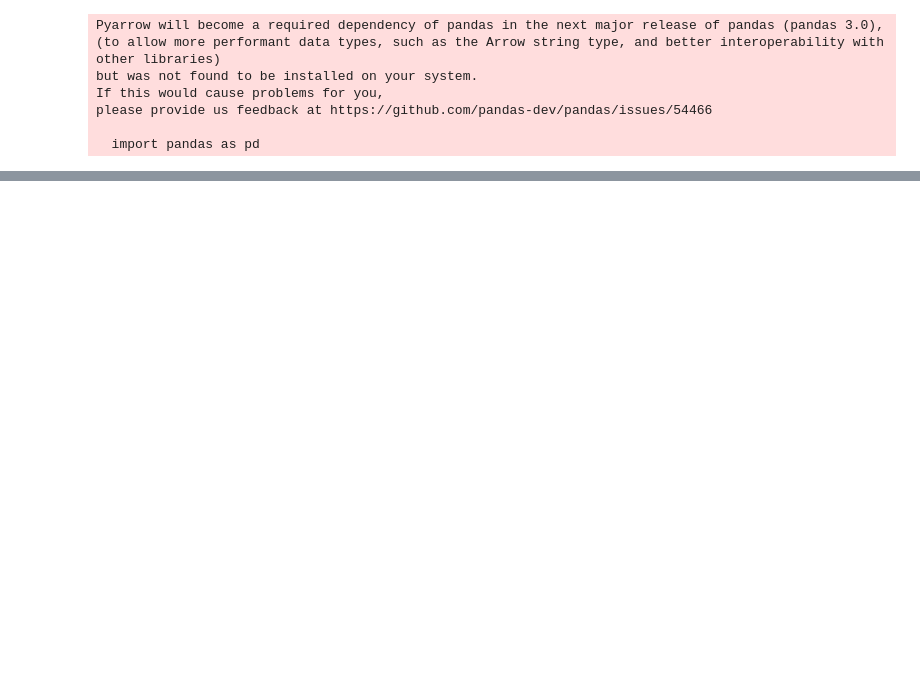
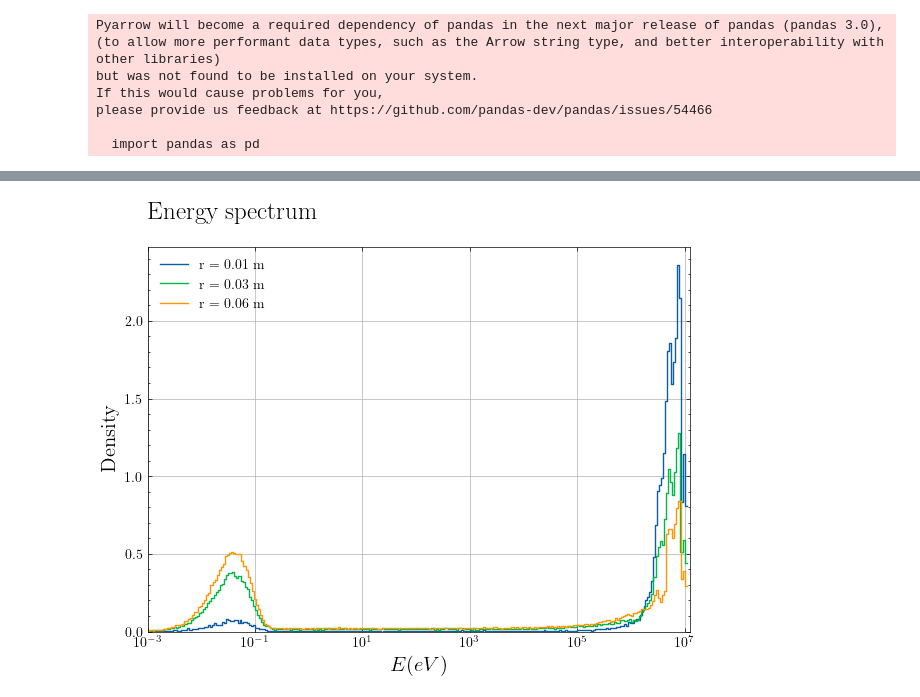
Before and after one commit to DerkNiessink/NeutroWater, a Jupyter notebook: analysis/simulation.ipynb, the cells around one changed output, grey strips where cells are left out. Cells and saved outputs as stored; diff of their text form; code cells hidden in the pictures; blank space fills up the shorter version.

Commit message:
Energy density plot!

```diff
--- a/analysis/simulation.ipynb
+++ b/analysis/simulation.ipynb
@@ -174,0 +175,23 @@ plt.show()
+# %%
+params.nNeutrons = 50000
+diffusing_neutrons = DiffusingNeutrons(params)
+diffusing_neutrons.diffuse(nCollisions=5000)
+# %%
+measure = Measurer(diffusing_neutrons)
+plt.figure(figsize= (7, 5))
+radii = np.linspace(0.01, diffusing_neutrons.tank.radius/4, 3)
+for radius in radii:
+    sns.histplot(
+    data=measure.energy_spectrum(r=radius),
+    log_scale=True, element="step", fill=False, stat="density", bins=300, label = f"r = {radius:.2f} m"
+)
+plt.ylabel("Density", fontsize=15)
+plt.xlabel("$E (eV)$", fontsize=15)
+
+plt.xlim(10**-3, 10**7.1)
+plt.title("Energy spectrum", fontsize=18, pad=20, loc="left")
+plt.legend()
+plt.grid(True)
+plt.show()
+# %% [output]
+[figure, added]
```
Also changed, not shown: parts of 7 cells of this notebook, 1 other file.
